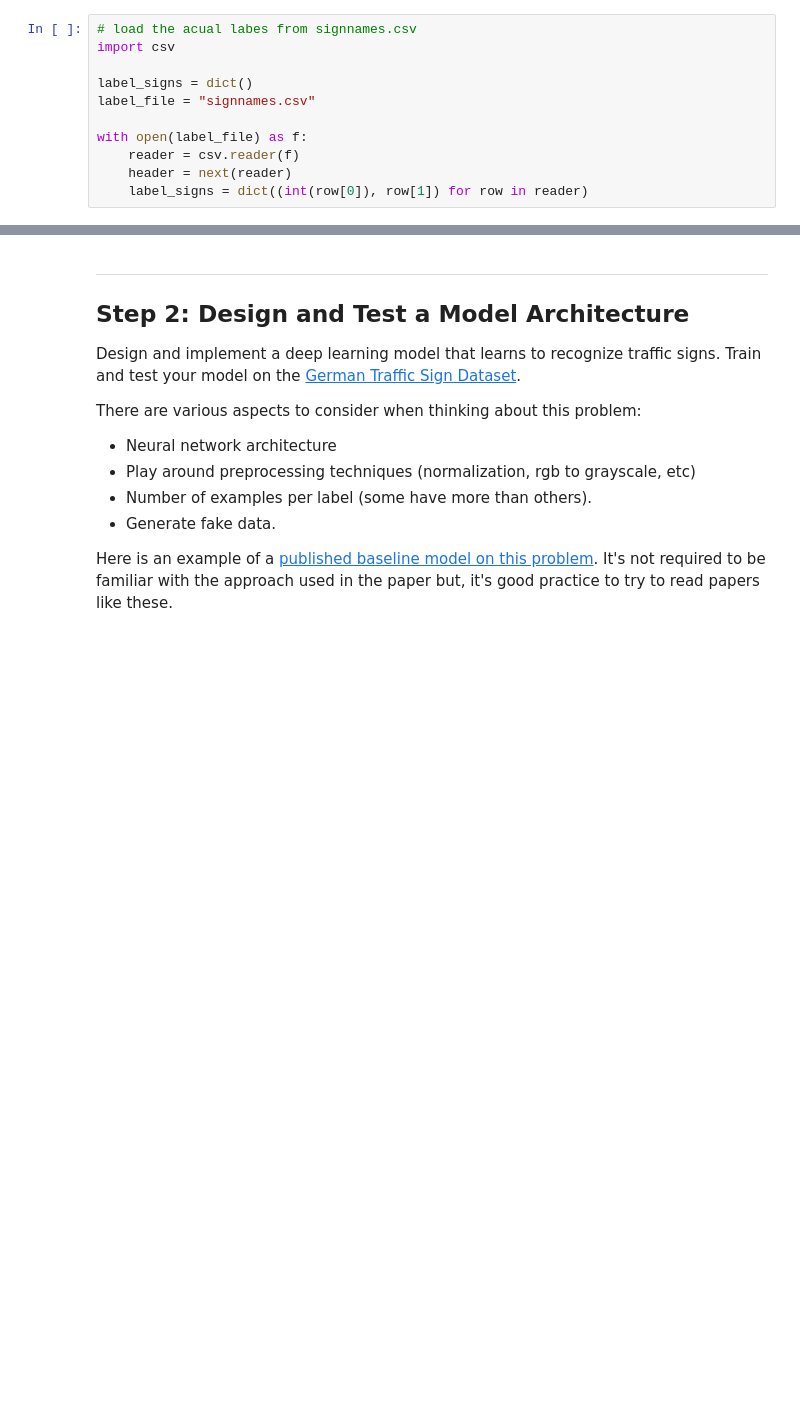
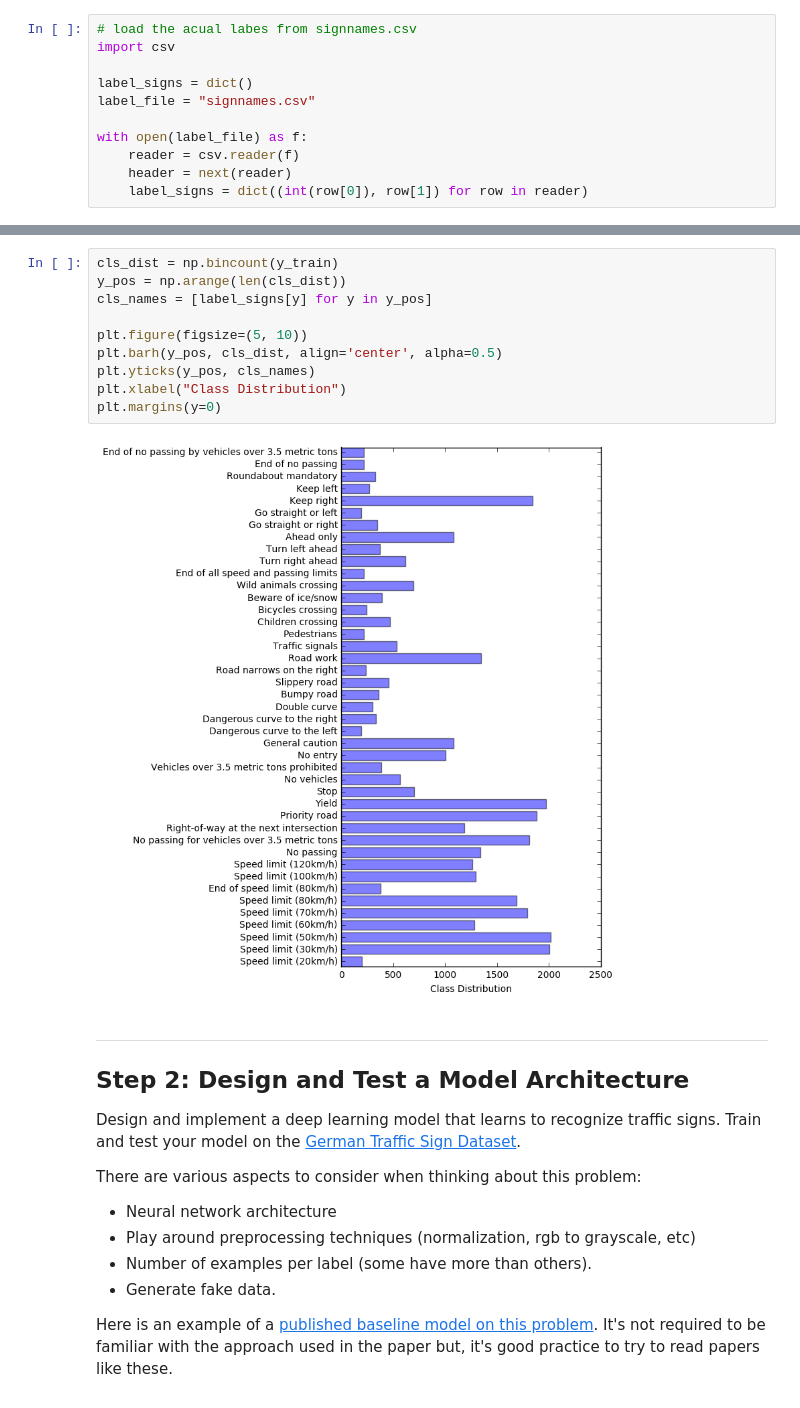
Before and after one commit to sombandy/udacity-sdc, a Jupyter notebook: carnd-projects/CarND-Traffic-Sign-Classifier-Project/Traffic_Sign_Classifier.ipynb, the cells around one changed output, grey strips where cells are left out. Cells and saved outputs as stored; diff of their text form; blank space fills up the shorter version.

```diff
--- a/carnd-projects/CarND-Traffic-Sign-Classifier-Project/Traffic_Sign_Classifier.ipynb
+++ b/carnd-projects/CarND-Traffic-Sign-Classifier-Project/Traffic_Sign_Classifier.ipynb
@@ -195,3 +195,15 @@ Sign:  Slippery road
+# %%
+cls_dist = np.bincount(y_train)
+y_pos = np.arange(len(cls_dist))
+cls_names = [label_signs[y] for y in y_pos]
+
+plt.figure(figsize=(5, 10))
+plt.barh(y_pos, cls_dist, align='center', alpha=0.5)
+plt.yticks(y_pos, cls_names)
+plt.xlabel("Class Distribution")
+plt.margins(y=0)
+# %% [output]
+[figure, added]
 # %% [markdown]
 ----
 
```
Also changed, not shown: parts of 27 cells of this notebook.
